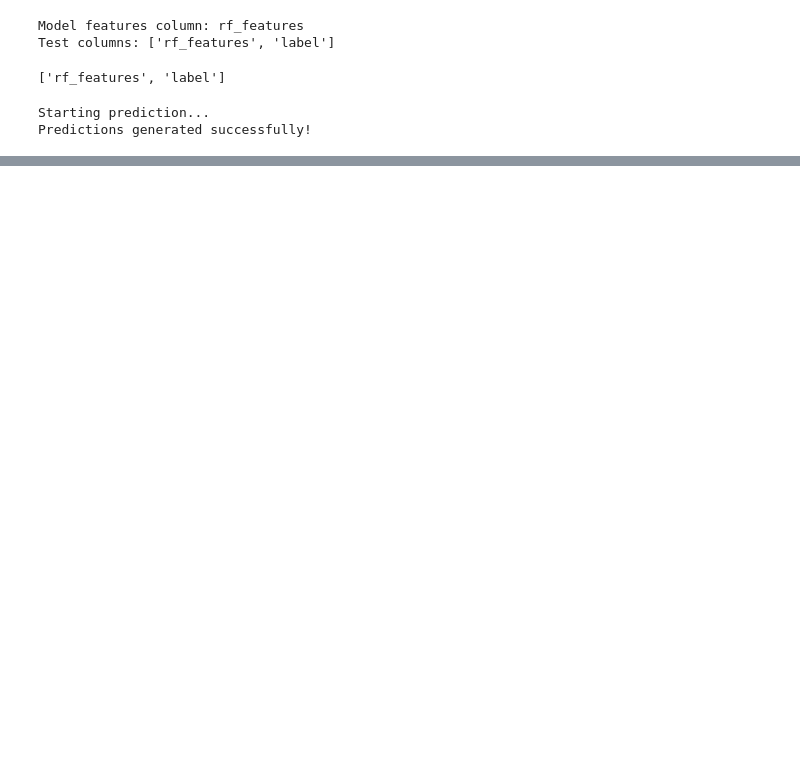
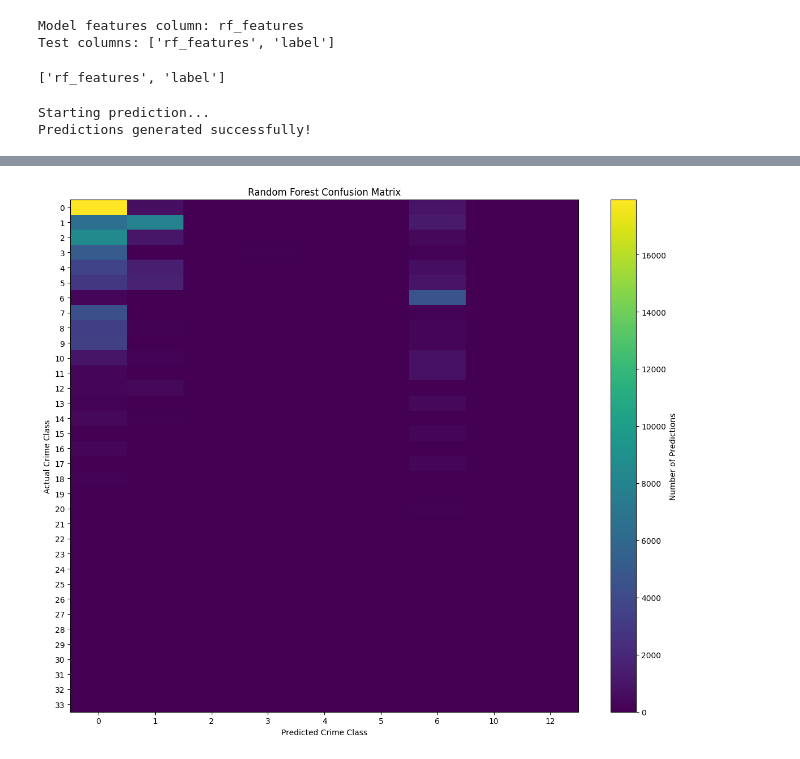
Before and after one commit to tess-ahh/crime-data-analysis-and-prediction, a Jupyter notebook: crime_data_analysis_prediction.ipynb, the cells around one changed output, grey strips where cells are left out. Drawn from its saved outputs; the diff is of its cells as text; code cells hidden in the pictures; blank space fills up the shorter version.

Commit message:
created confusion matrix

```diff
--- a/crime_data_analysis_prediction.ipynb
+++ b/crime_data_analysis_prediction.ipynb
@@ -2460,0 +2461,7 @@ only showing top 100 rows
+# %%
+# Convert the already-aggregated confusion matrix to Pandas
+cm_pd = confusion_matrix.toPandas()
+
+cm_pd.head()
+print(cm_pd.head())
+print("Rows:", len(cm_pd))
@@ -2460,0 +2476,13 @@ only showing top 100 rows
+# %%
+# Create confusion matrix in table form
+
+cm_table = cm_pd.pivot_table(
+    index="label",
+    columns="prediction",
+    values="count",
+    fill_value=0
+)
+
+print("Confusion matrix shape:", cm_table.shape)
+
+cm_table
@@ -2460,0 +2509,27 @@ only showing top 100 rows
+# %%
+import matplotlib.pyplot as plt
+
+plt.figure(figsize=(12, 10))
+
+plt.imshow(cm_table, aspect="auto")
+
+plt.colorbar(label="Number of Predictions")
+
+plt.xlabel("Predicted Crime Class")
+plt.ylabel("Actual Crime Class")
+plt.title("Random Forest Confusion Matrix")
+
+plt.xticks(
+    range(len(cm_table.columns)),
+    [int(x) for x in cm_table.columns]
+)
+
+plt.yticks(
+    range(len(cm_table.index)),
+    [int(x) for x in cm_table.index]
+)
+
+plt.tight_layout()
+plt.show()
+# %% [output]
+[figure, added]
```
Also changed, not shown: parts of 79 cells of this notebook.
